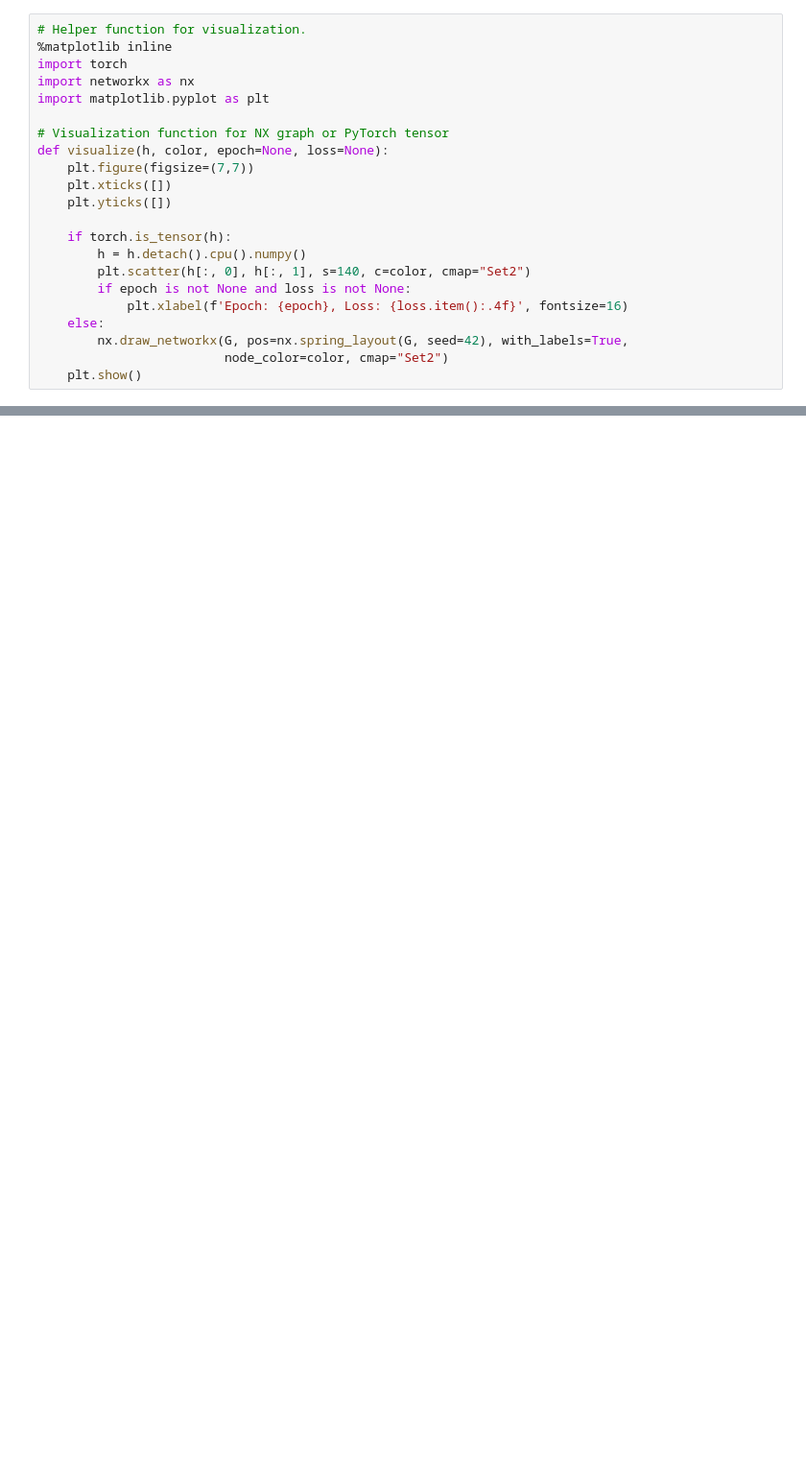
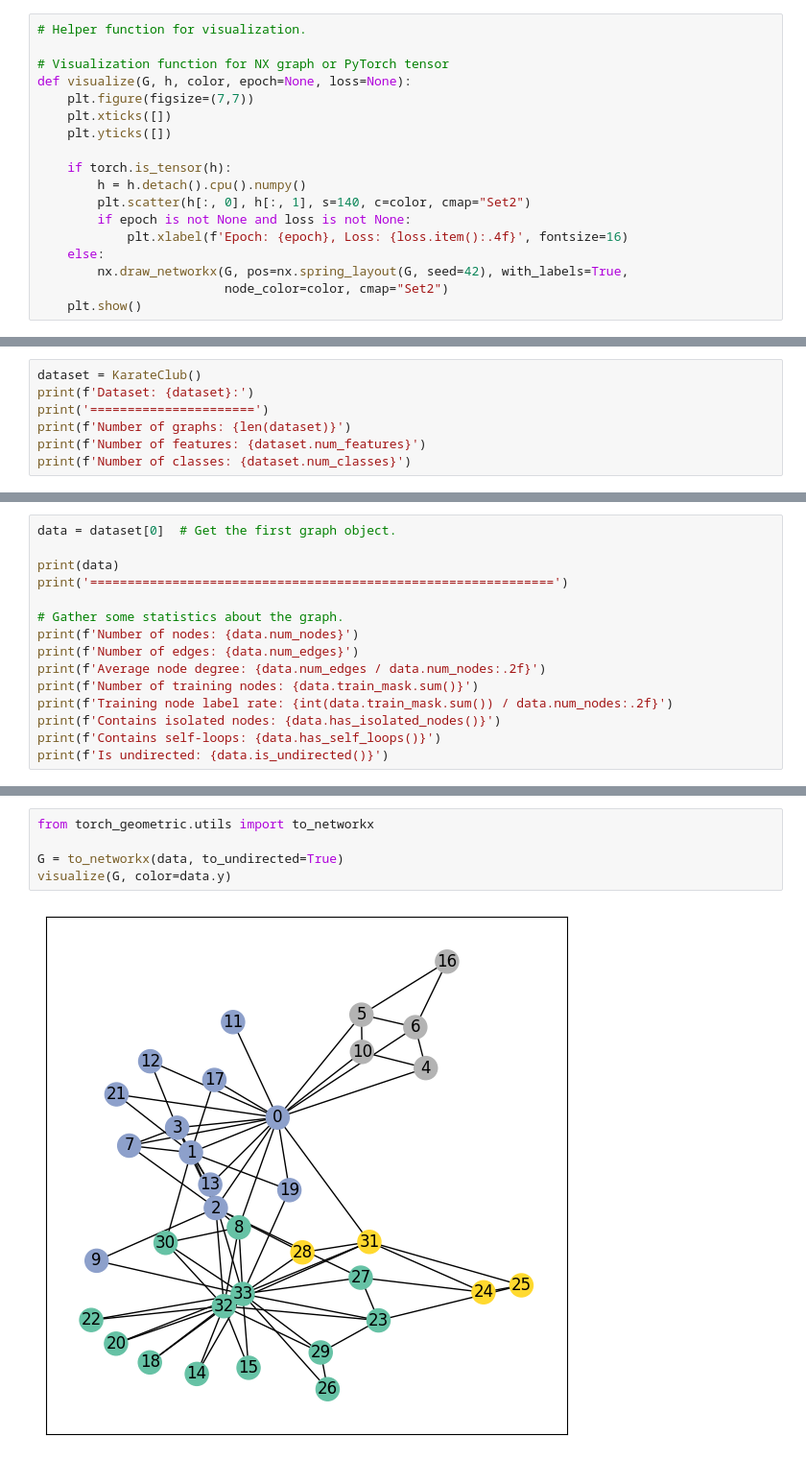
Before and after one commit to win7/Grap.hNeuralNetwork_Silimarity, a Jupyter notebook: GNN_sim_iso_mat.ipynb, the cells around one changed output, grey strips where cells are left out. Shown at 96% size. Cells and saved outputs as stored; diff of their text form; blank space fills up the shorter version.

```diff
--- a/GNN_sim_iso_mat.ipynb
+++ b/GNN_sim_iso_mat.ipynb
@@ -12,13 +19,9 @@ from torch_geometric.nn import GCNConv
 PyTorch has version 1.13.1+cu117
 # %%
 # Helper function for visualization.
-%matplotlib inline
-import torch
-import networkx as nx
-import matplotlib.pyplot as plt
 
 # Visualization function for NX graph or PyTorch tensor
-def visualize(h, color, epoch=None, loss=None):
+def visualize(G, h, color, epoch=None, loss=None):
     plt.figure(figsize=(7,7))
     plt.xticks([])
     plt.yticks([])
@@ -34,0 +40,7 @@ def visualize(h, color, epoch=None, loss=None):
+# %%
+dataset = KarateClub()
+print(f'Dataset: {dataset}:')
+print('======================')
+print(f'Number of graphs: {len(dataset)}')
+print(f'Number of features: {dataset.num_features}')
+print(f'Number of classes: {dataset.num_classes}')
@@ -34,0 +53,15 @@ def visualize(h, color, epoch=None, loss=None):
+# %%
+data = dataset[0]  # Get the first graph object.
+
+print(data)
+print('==============================================================')
+
+# Gather some statistics about the graph.
+print(f'Number of nodes: {data.num_nodes}')
+print(f'Number of edges: {data.num_edges}')
+print(f'Average node degree: {data.num_edges / data.num_nodes:.2f}')
+print(f'Number of training nodes: {data.train_mask.sum()}')
+print(f'Training node label rate: {int(data.train_mask.sum()) / data.num_nodes:.2f}')
+print(f'Contains isolated nodes: {data.has_isolated_nodes()}')
+print(f'Contains self-loops: {data.has_self_loops()}')
+print(f'Is undirected: {data.is_undirected()}')
@@ -34,0 +167,7 @@ def visualize(h, color, epoch=None, loss=None):
+# %%
+from torch_geometric.utils import to_networkx
+
+G = to_networkx(data, to_undirected=True)
+visualize(G, color=data.y)
+# %% [output]
+[figure, added]
```
Also changed, not shown: parts of 14 cells of this notebook.
